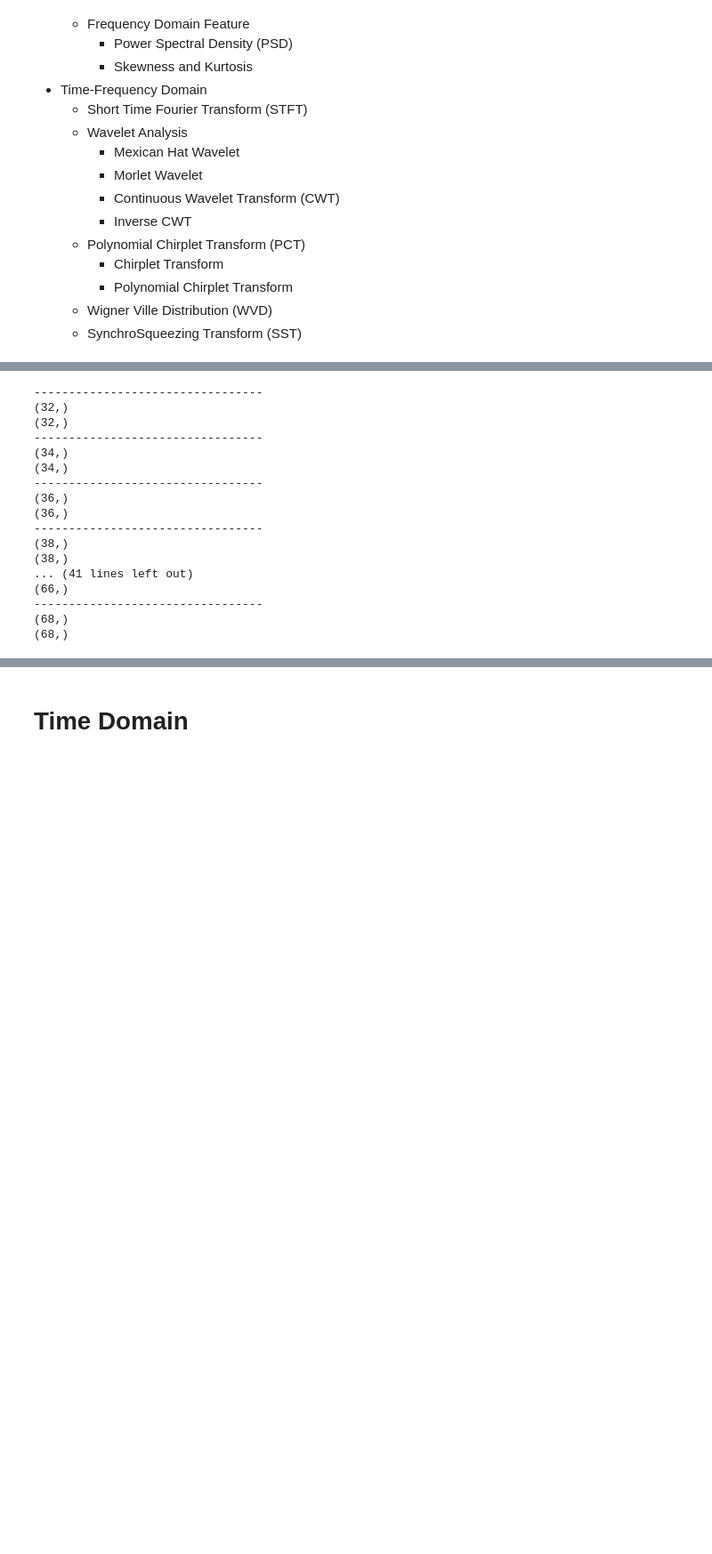
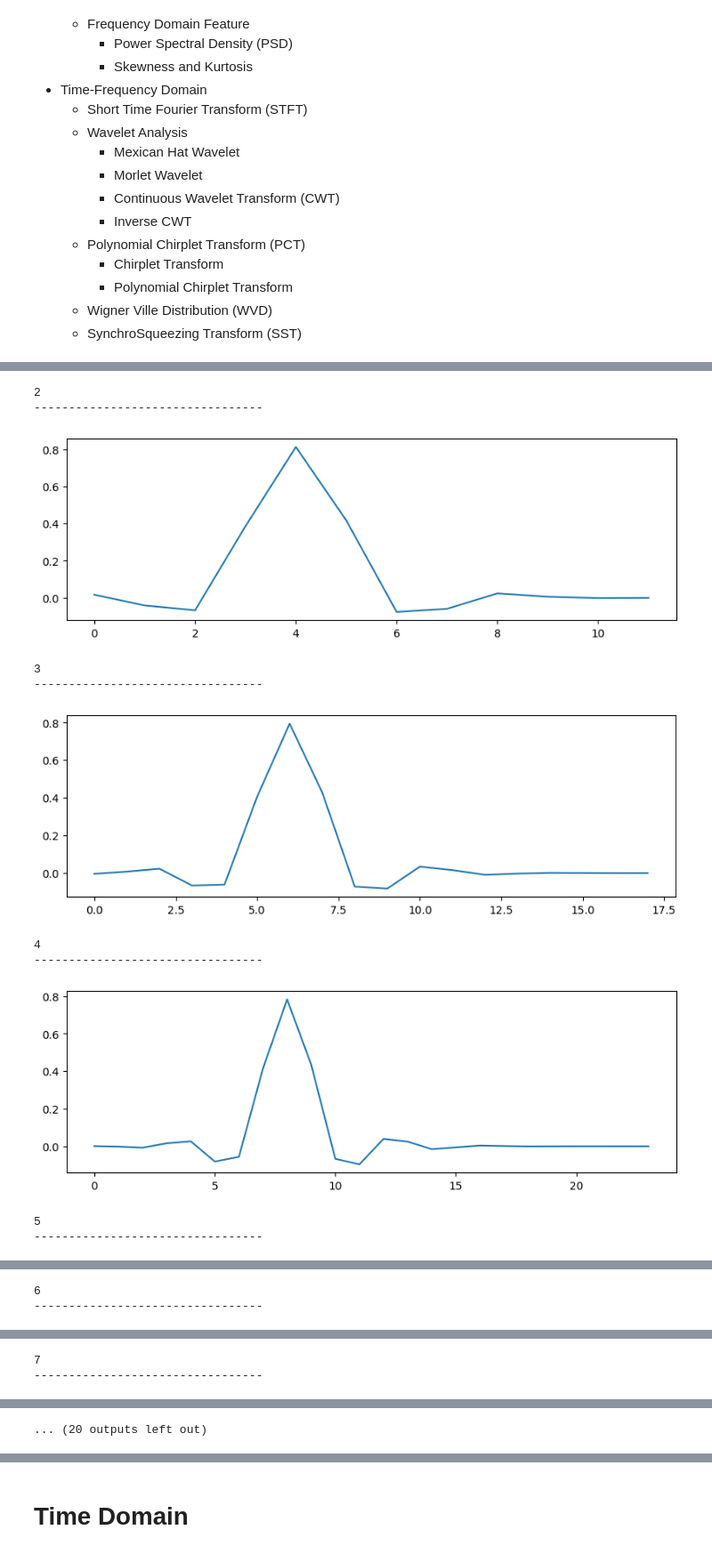
Before and after one commit to darcy1zhang/Tutorial, a Jupyter notebook: tutorial.ipynb, the cells around one changed output, grey strips where cells are left out. Shown at 89% size. Drawn from its saved outputs; the diff is of its cells as text; code cells hidden in the pictures; blank space fills up the shorter version.

```diff
--- a/tutorial.ipynb
+++ b/tutorial.ipynb
@@ -37,54 +72,49 @@ import matplotlib.pyplot as plt
 import random
 
 index = np.array([3, 5, 7, 9, 11, 12, 13, 14, 15, 16, 17, 19])
 
 
 # 创建一个Daubechies小波对象
 # 这里的数字表示Daubechies小波的阶数，例如 'db1', 'db2', ...
 # db_wavelet = pywt.Wavelet('db3')
 # 访问小波的属性
 # for i in range(5,10):
 #     phi, psi, x = db_wavelet.wavefun(level=i)
 #     plt.plot(x,psi)
 #     plt.show()
 
 # ind = random.randint(17, 34)
 
 
-for ind in range(16,35):
-    db4 = pywt.Wavelet(f'db{ind}')
+for ind in range(2,18):
+    print(ind)
+    wav = pywt.Wavelet(f'coif{ind}')
 
     # 获取滤波器系数
     print("---------------------------------")
-    dec_lo, dec_hi, rec_lo, rec_hi = db4.filter_bank
-#     plt.plot(dec_lo[::-1])
-#     plt.show()
-    dec_lo = np.array(dec_lo)
-    print(dec_lo.shape)
+    dec_lo = wav.dec_lo
+    plt.plot(dec_lo[::-1])
+    plt.show()
+#     dec_lo = np.array(dec_lo)
+#     print(dec_lo.shape)
 
 
 #     plt.plot(scipy.signal.daub(ind))
 #     plt.show()
-    print(scipy.signal.daub(ind).shape)
+#     print(scipy.signal.daub(ind).shape)
 
 # _, psi, _ = db4.wavefun(level=9)
 # plt.plot(psi)
 # plt.show()
 # %% [output]
+2
 ---------------------------------
-(32,)
-(32,)
----------------------------------
-(34,)
-(34,)
----------------------------------
-(36,)
-(36,)
----------------------------------
-(38,)
-(38,)
-... (41 lines left out)
-(66,)
----------------------------------
-(68,)
-(68,)
+[figure, added]
+3
+---------------------------------
+[figure, added]
+4
+---------------------------------
+[figure, added]
+5
+---------------------------------
@@ -90,0 +122,2 @@ for ind in range(16,35):
+6
+---------------------------------
@@ -90,0 +125,2 @@ for ind in range(16,35):
+7
+---------------------------------
@@ -91 +128,2 @@ for ind in range(16,35):
+... (20 outputs left out)
 # %%
```
Also changed, not shown: parts of 7 cells of this notebook, 4 other files.
